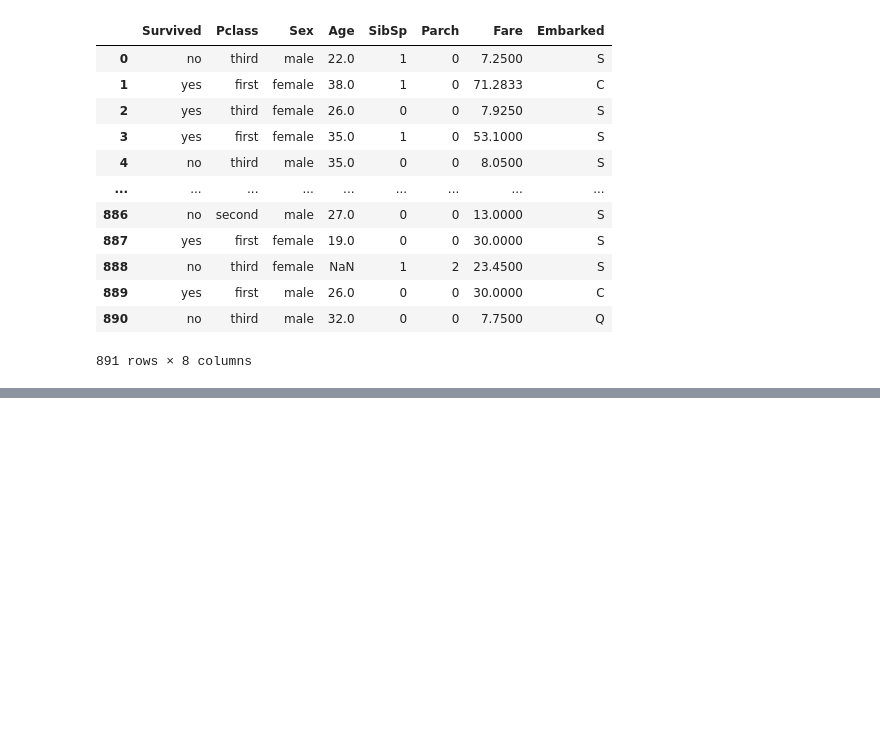
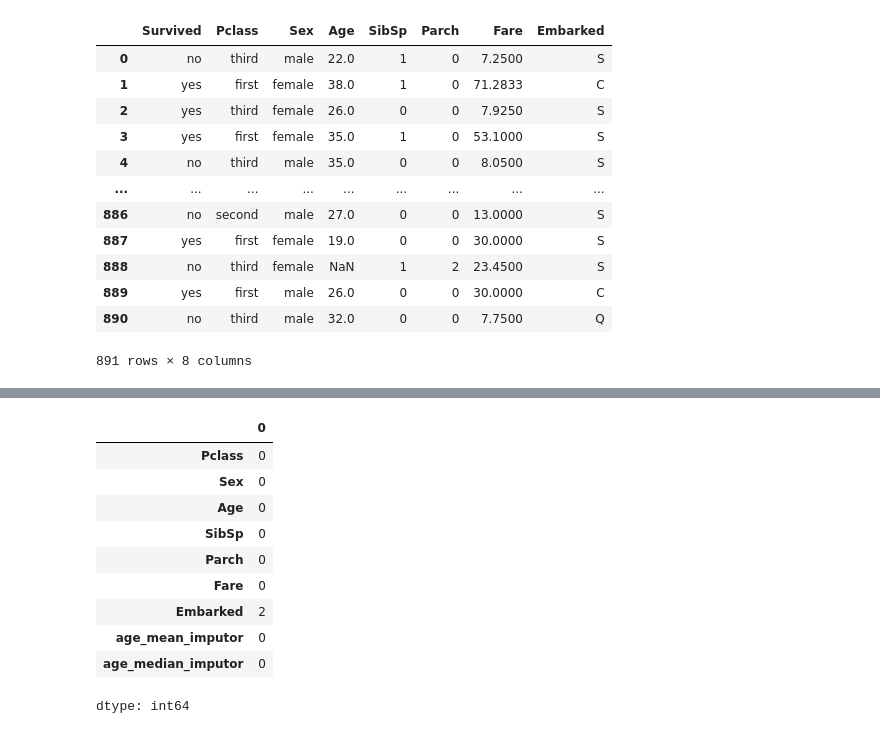
Before and after one commit to RiazullJannat/ML, a Jupyter notebook: ML_M3.ipynb, the cells around one changed output, grey strips where cells are left out. Saved outputs shown, nothing was run; the diff lists cells and outputs as text; code cells hidden in the pictures; blank space fills up the shorter version.

Commit message:
impute numeric null value using pandas

```diff
--- a/ML_M3.ipynb
+++ b/ML_M3.ipynb
@@ -51,0 +63,4 @@ features_train, target_train, features_test,target_test=train_test_split(feature
+# %%
+#impute age using pandas mean and median
+features_train["age_mean_imputor"] = features_train["Age"].fillna(features_train["Age"].mean())
+features_train.isnull().sum()
@@ -51,0 +78,15 @@ features_train, target_train, features_test,target_test=train_test_split(feature
+# %%
+features_train['age_median_imputor'] = features_train['Age'].fillna(features_train['Age'].median())
+features_train.isnull().sum()
+# %% [output]
+|  | 0 |
+| Pclass | 0 |
+| Sex | 0 |
+| Age | 0 |
+| SibSp | 0 |
+| Parch | 0 |
+| Fare | 0 |
+| Embarked | 2 |
+| age_mean_imputor | 0 |
+| age_median_imputor | 0 |
+dtype: int64
```
Also changed, not shown: parts of 2 cells of this notebook.
